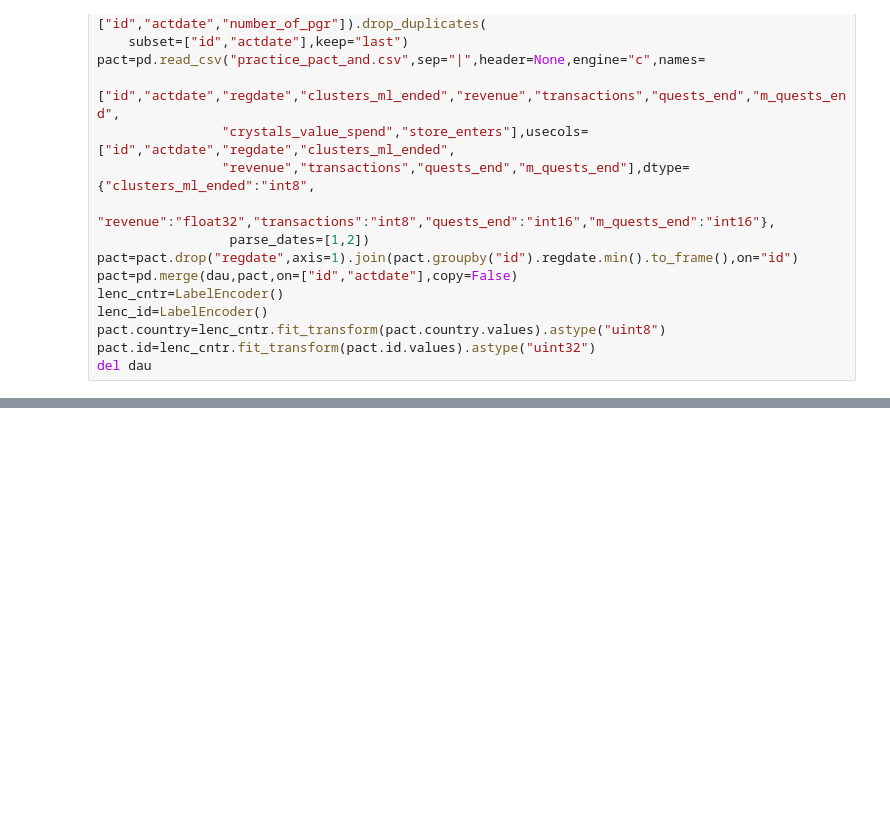
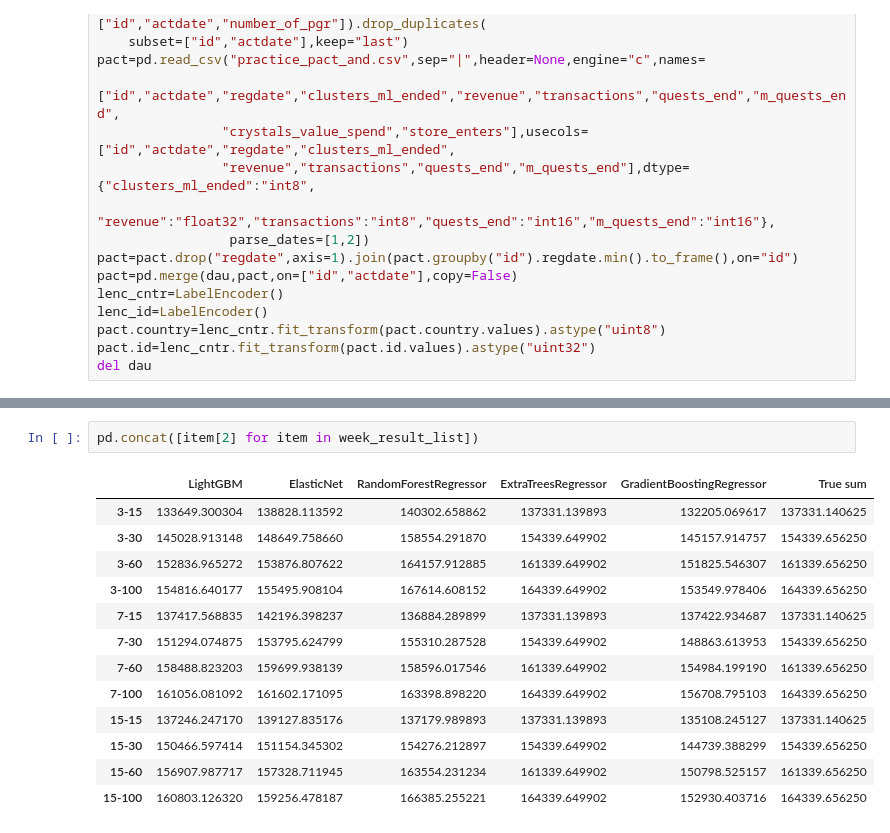
Before and after one commit to mryab/webgames-ltv-prediction, a Jupyter notebook: Webgames LTV Prediction.ipynb, the cells around one changed output, grey strips where cells are left out. Drawn from its saved outputs; the diff is of its cells as text; blank space fills up the shorter version.

```diff
--- a/Webgames LTV Prediction.ipynb
+++ b/Webgames LTV Prediction.ipynb
@@ -116,0 +231,16 @@ whos
+# %%
+pd.concat([item[2] for item in week_result_list])
+# %% [output]
+|  | LightGBM | ElasticNet | RandomForestRegressor | ExtraTreesRegressor | GradientBoostingRegressor | True sum |
+| 3-15 | 133649.300304 | 138828.113592 | 140302.658862 | 137331.139893 | 132205.069617 | 137331.140625 |
+| 3-30 | 145028.913148 | 148649.758660 | 158554.291870 | 154339.649902 | 145157.914757 | 154339.656250 |
+| 3-60 | 152836.965272 | 153876.807622 | 164157.912885 | 161339.649902 | 151825.546307 | 161339.656250 |
+| 3-100 | 154816.640177 | 155495.908104 | 167614.608152 | 164339.649902 | 153549.978406 | 164339.656250 |
+| 7-15 | 137417.568835 | 142196.398237 | 136884.289899 | 137331.139893 | 137422.934687 | 137331.140625 |
+| 7-30 | 151294.074875 | 153795.624799 | 155310.287528 | 154339.649902 | 148863.613953 | 154339.656250 |
+| 7-60 | 158488.823203 | 159699.938139 | 158596.017546 | 161339.649902 | 154984.199190 | 161339.656250 |
+| 7-100 | 161056.081092 | 161602.171095 | 163398.898220 | 164339.649902 | 156708.795103 | 164339.656250 |
+| 15-15 | 137246.247170 | 139127.835176 | 137179.989893 | 137331.139893 | 135108.245127 | 137331.140625 |
+| 15-30 | 150466.597414 | 151154.345302 | 154276.212897 | 154339.649902 | 144739.388299 | 154339.656250 |
+| 15-60 | 156907.987717 | 157328.711945 | 163554.231234 | 161339.649902 | 150798.525157 | 161339.656250 |
+| 15-100 | 160803.126320 | 159256.478187 | 166385.255221 | 164339.649902 | 152930.403716 | 164339.656250 |
```
Also changed, not shown: parts of 42 cells of this notebook.
